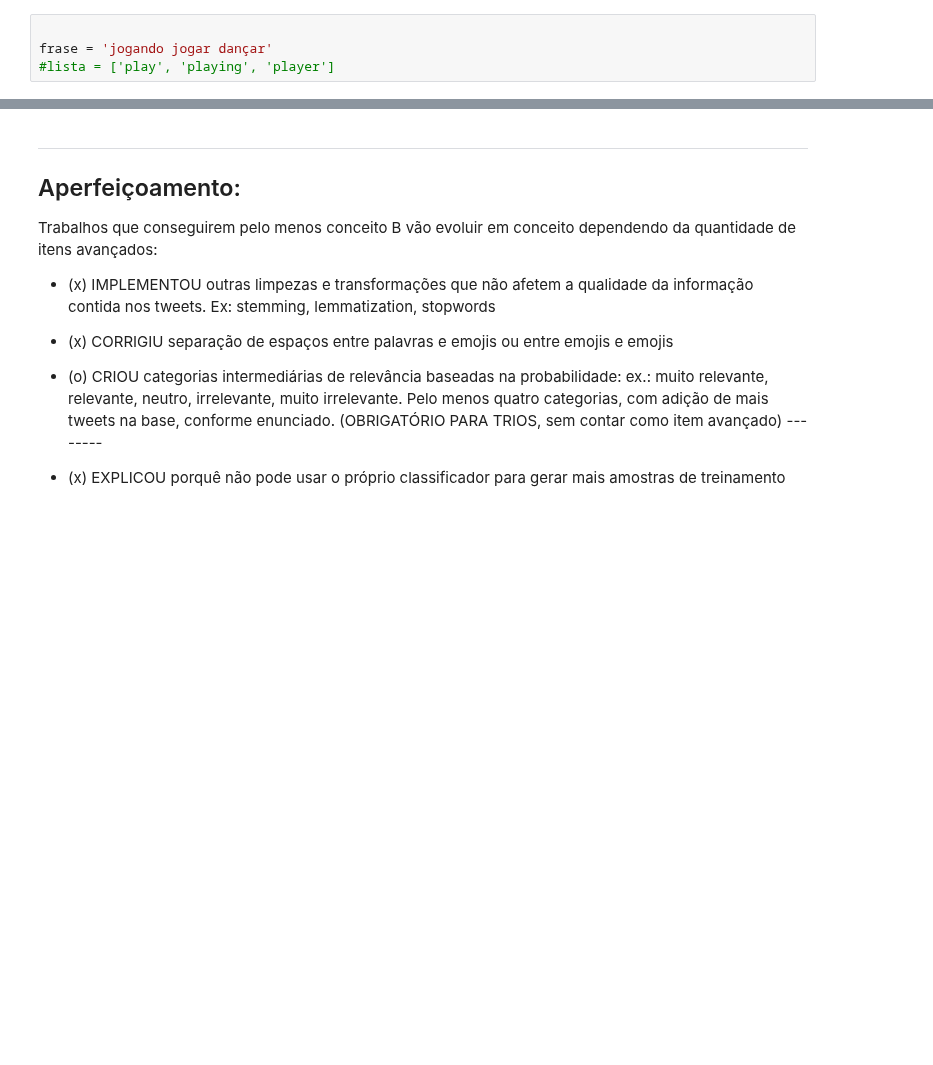
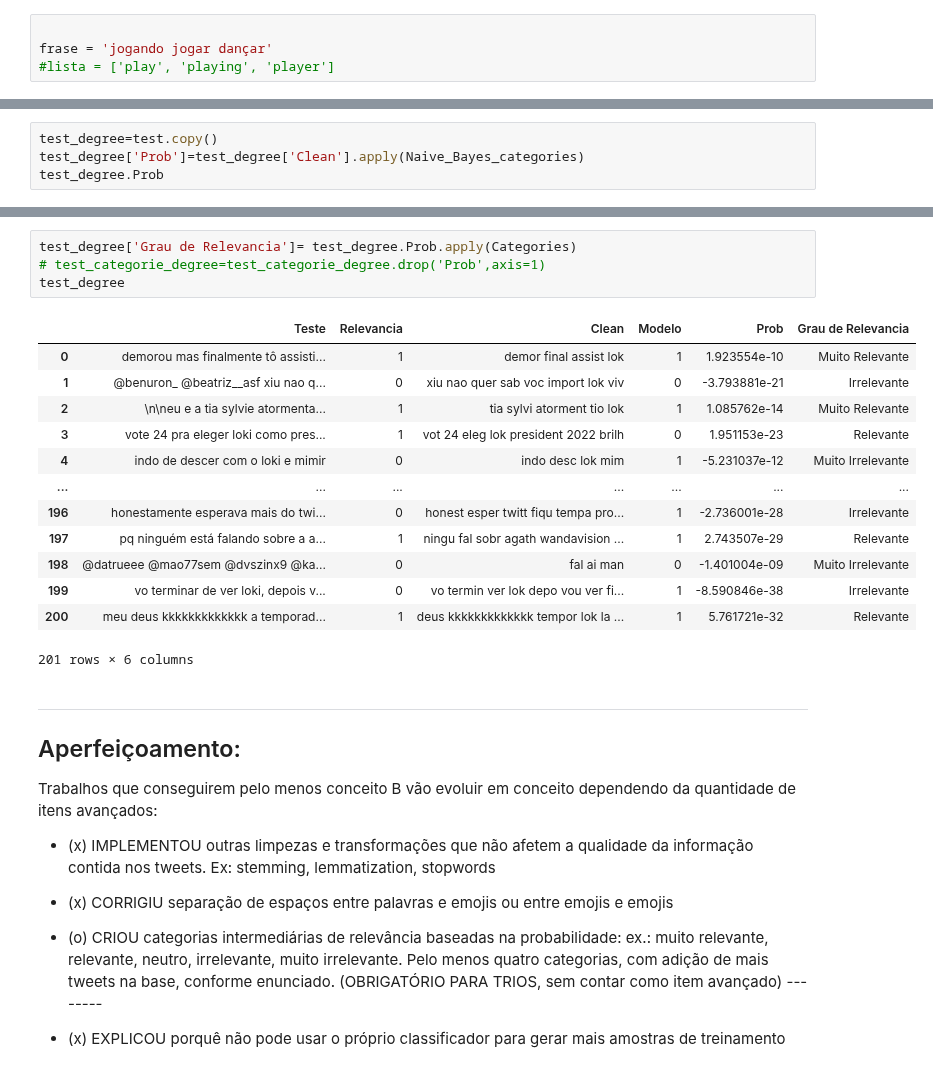
Before and after one commit to xValentim/Classificador_automatico_de_sentimentos, a Jupyter notebook: Classificador_NaiveBayes_Loki.ipynb, the cells around one changed output, grey strips where cells are left out. Drawn from its saved outputs; the diff is of its cells as text; blank space fills up the shorter version.

```diff
--- a/Classificador_NaiveBayes_Loki.ipynb
+++ b/Classificador_NaiveBayes_Loki.ipynb
@@ -664,0 +801,4 @@ frase = 'jogando jogar dançar'
+# %%
+test_degree=test.copy()
+test_degree['Prob']=test_degree['Clean'].apply(Naive_Bayes_categories)
+test_degree.Prob
@@ -665,3 +818,21 @@ frase = 'jogando jogar dançar'
+# %%
+test_degree['Grau de Relevancia']= test_degree.Prob.apply(Categories)
+# test_categorie_degree=test_categorie_degree.drop('Prob',axis=1)
+test_degree
+# %% [output]
+|  | Teste | Relevancia | Clean | Modelo | Prob | Grau de Relevancia |
+| 0 | demorou mas finalmente tô assisti... | 1 | demor final assist lok | 1 | 1.923554e-10 | Muito Relevante |
+| 1 | @benuron_ @beatriz__asf xiu nao q... | 0 | xiu nao quer sab voc import lok viv | 0 | -3.793881e-21 | Irrelevante |
+| 2 | ᅟᅟ\n\neu e a tia sylvie atormenta... | 1 | tia sylvi atorment tio lok | 1 | 1.085762e-14 | Muito Relevante |
+| 3 | vote 24 pra eleger loki como pres... | 1 | vot 24 eleg lok president 2022 brilh | 0 | 1.951153e-23 | Relevante |
+| 4 | indo de descer com o loki e mimir | 0 | indo desc lok mim | 1 | -5.231037e-12 | Muito Irrelevante |
+| ... | ... | ... | ... | ... | ... | ... |
+| 196 | honestamente esperava mais do twi... | 0 | honest esper twitt fiqu tempa pro... | 1 | -2.736001e-28 | Irrelevante |
+| 197 | pq ninguém está falando sobre a a... | 1 | ningu fal sobr agath wandavision ... | 1 | 2.743507e-29 | Relevante |
+| 198 | @datrueee @mao77sem @dvszinx9 @ka... | 0 | fal ai man | 0 | -1.401004e-09 | Muito Irrelevante |
+| 199 | vo terminar de ver loki, depois v... | 0 | vo termin ver lok depo vou ver fi... | 1 | -8.590846e-38 | Irrelevante |
+| 200 | meu deus kkkkkkkkkkkkk a temporad... | 1 | deus kkkkkkkkkkkkk tempor lok la ... | 1 | 5.761721e-32 | Relevante |
+201 rows × 6 columns
 # %% [markdown]
 ___
 ## Aperfeiçoamento:
```
Also changed, not shown: parts of 10 cells of this notebook.
